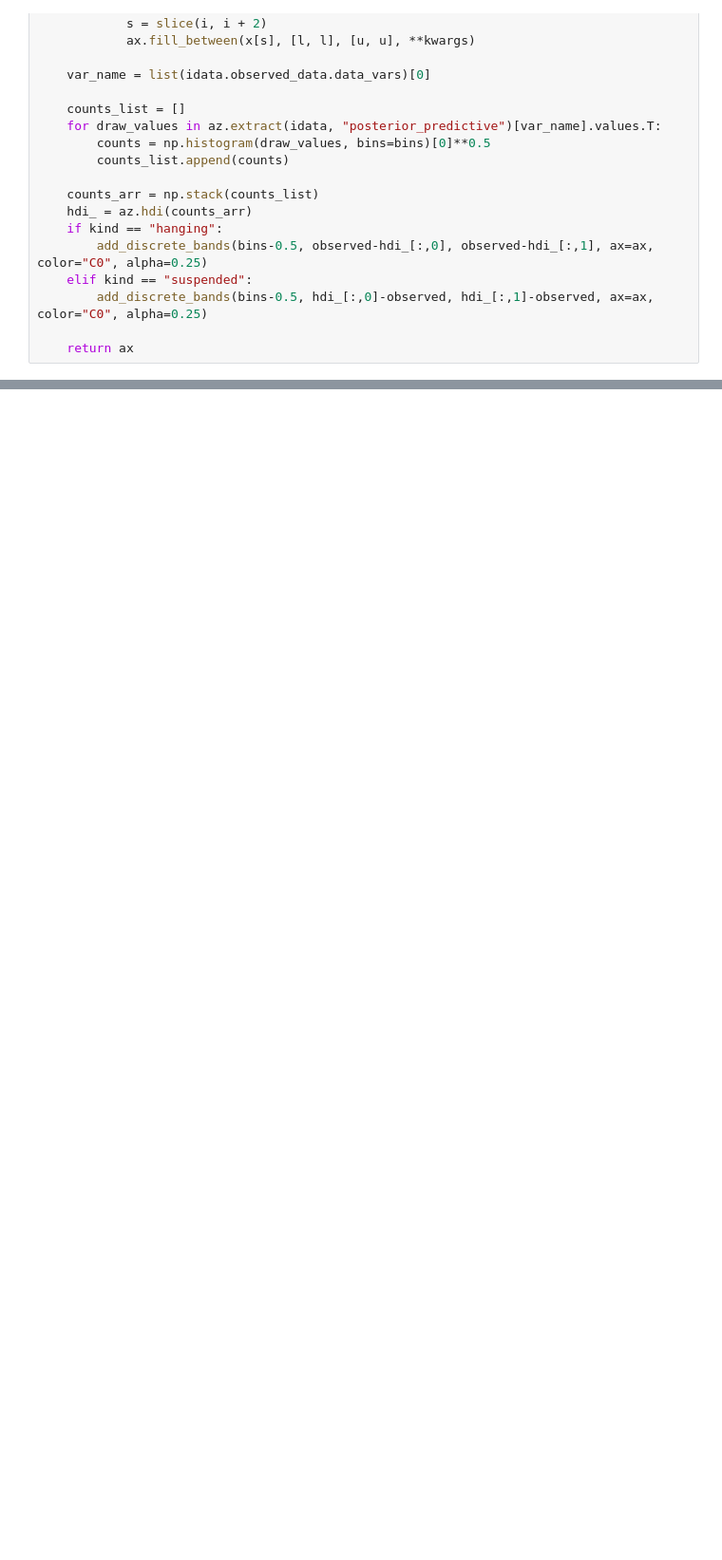
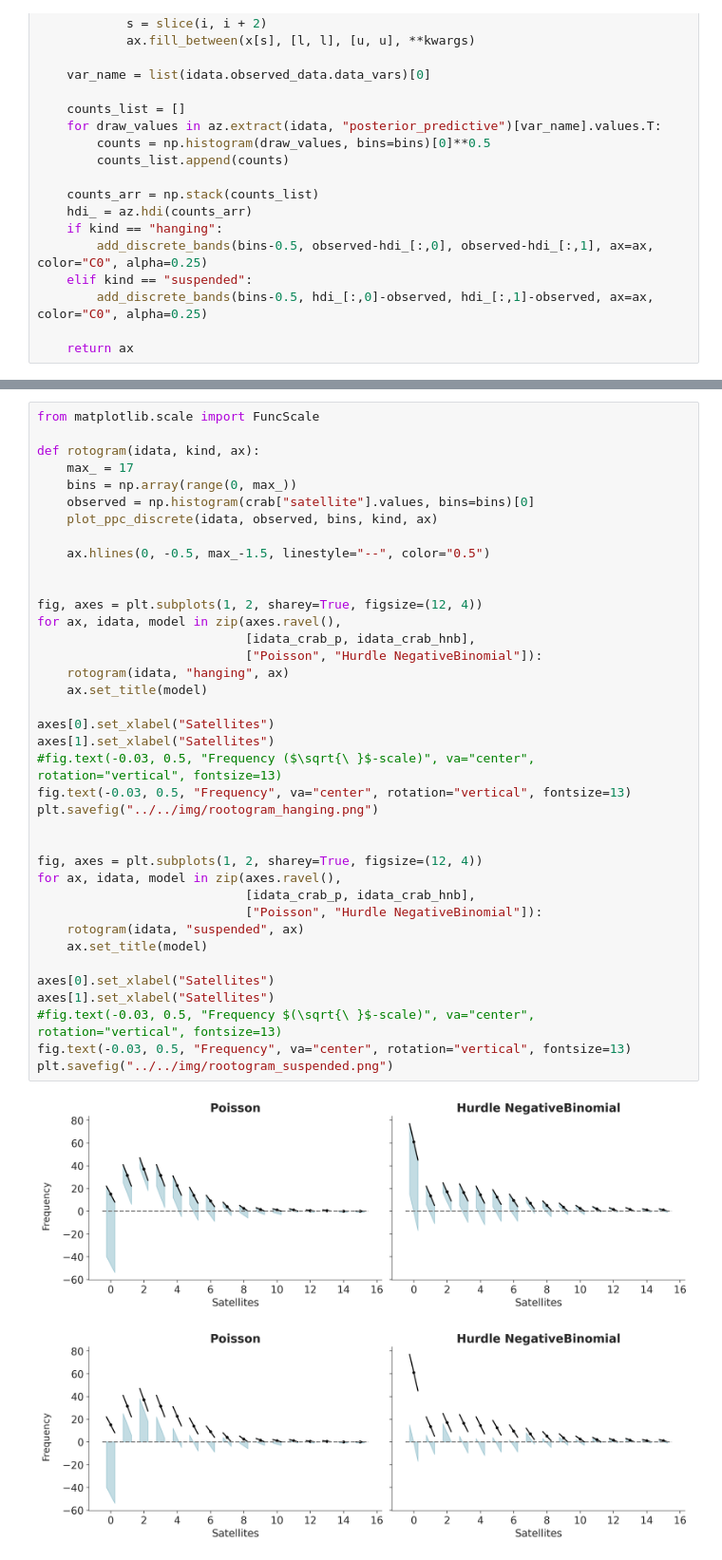
Before and after one commit to arviz-devs/Exploratory-Analysis-of-Bayesian-Models, a Jupyter notebook: models/crabs/crabs.ipynb, the cells around one changed output, grey strips where cells are left out. Shown at 95% size. Saved outputs shown, nothing was run; the diff lists cells and outputs as text; blank space fills up the shorter version.

```diff
--- a/models/crabs/crabs.ipynb
+++ b/models/crabs/crabs.ipynb
@@ -163,0 +189,41 @@ plt.savefig("../../img/rootogram_suspended.png")
+# %%
+from matplotlib.scale import FuncScale
+
+def rotogram(idata, kind, ax):
+    max_ = 17
+    bins = np.array(range(0, max_))
+    observed = np.histogram(crab["satellite"].values, bins=bins)[0]
+    plot_ppc_discrete(idata, observed, bins, kind, ax)
+
+    ax.hlines(0, -0.5, max_-1.5, linestyle="--", color="0.5")
+
+
+fig, axes = plt.subplots(1, 2, sharey=True, figsize=(12, 4))
+for ax, idata, model in zip(axes.ravel(),
+                            [idata_crab_p, idata_crab_hnb],
+                            ["Poisson", "Hurdle NegativeBinomial"]):
+    rotogram(idata, "hanging", ax)
+    ax.set_title(model)
+
+axes[0].set_xlabel("Satellites")
+axes[1].set_xlabel("Satellites")
+#fig.text(-0.03, 0.5, "Frequency ($\sqrt{\ }$-scale)", va="center", rotation="vertical", fontsize=13)
+fig.text(-0.03, 0.5, "Frequency", va="center", rotation="vertical", fontsize=13)
+plt.savefig("../../img/rootogram_hanging.png")
+
+
+fig, axes = plt.subplots(1, 2, sharey=True, figsize=(12, 4))
+for ax, idata, model in zip(axes.ravel(),
+                            [idata_crab_p, idata_crab_hnb],
+                            ["Poisson", "Hurdle NegativeBinomial"]):
+    rotogram(idata, "suspended", ax)
+    ax.set_title(model)
+
+axes[0].set_xlabel("Satellites")
+axes[1].set_xlabel("Satellites")
+#fig.text(-0.03, 0.5, "Frequency $(\sqrt{\ }$-scale)", va="center", rotation="vertical", fontsize=13)
+fig.text(-0.03, 0.5, "Frequency", va="center", rotation="vertical", fontsize=13)
+plt.savefig("../../img/rootogram_suspended.png")
+# %% [output]
+[figure, added]
+[figure, added]
```
Also changed, not shown: parts of 9 cells of this notebook, 6 other files.
